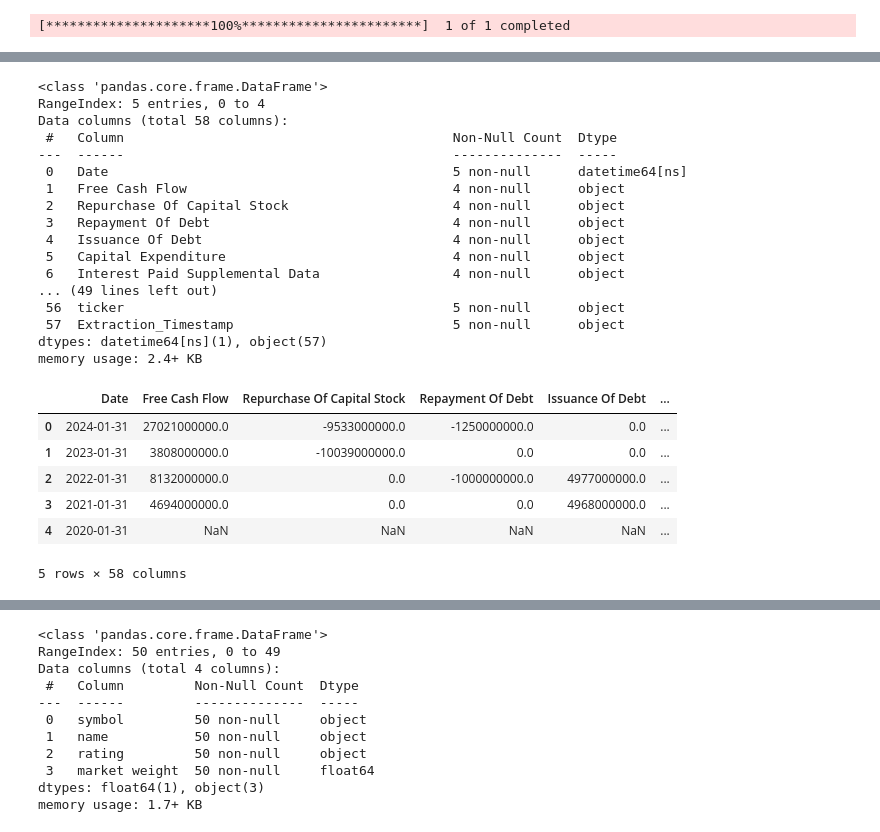
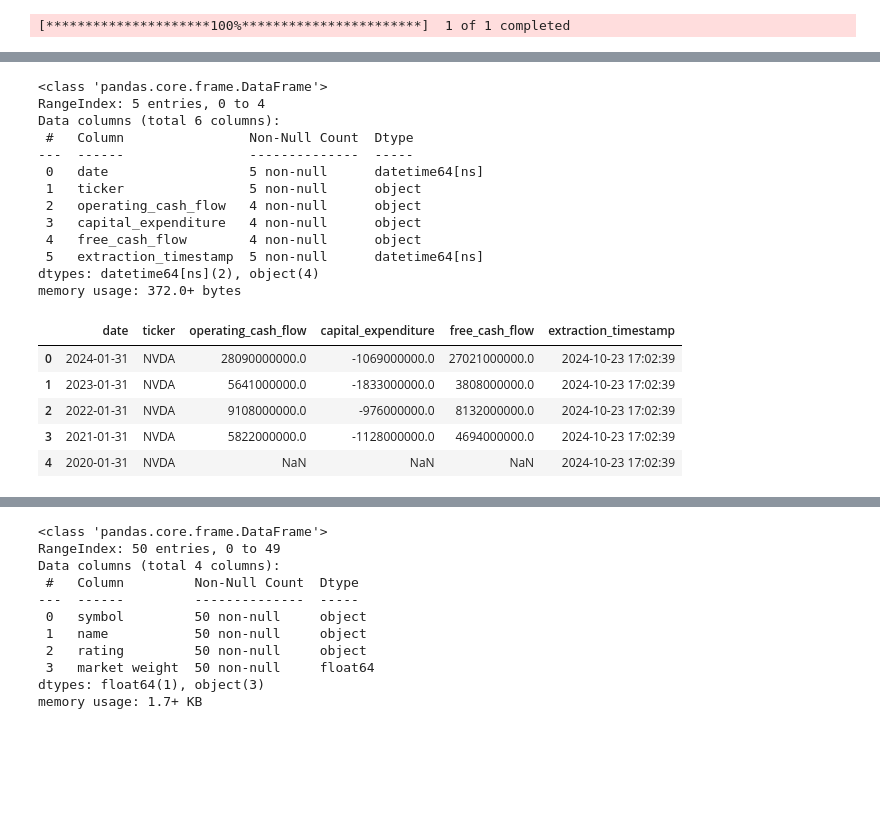
Before and after one commit to rosalia-ce/PFB-Equipo-A, a Jupyter notebook: P_1_2_info_acciones.ipynb, the cells around one changed output, grey strips where cells are left out. Saved outputs shown, nothing was run; the diff lists cells and outputs as text; code cells hidden in the pictures; blank space fills up the shorter version.

```diff
--- a/P_1_2_info_acciones.ipynb
+++ b/P_1_2_info_acciones.ipynb
@@ -266,40 +285,42 @@ cashflow["ticker"] = ticker
 #añadir timestamp
 extraction_time = datetime.now().strftime("%Y-%m-%d %H:%M:%S")
 cashflow["Extraction_Timestamp"] = extraction_time
+cashflow["Extraction_Timestamp"] = pd.to_datetime(cashflow["Extraction_Timestamp"])
+
+#filtrar columnas
+cashflow_filtered = cashflow[["Date", "ticker", "Operating Cash Flow", "Capital Expenditure", "Free Cash Flow", "Extraction_Timestamp"]]
+
+#renombrar las columnas
+cashflow_filtered.columns = ["date", "ticker", "operating_cash_flow", "capital_expenditure", "free_cash_flow", "extraction_timestamp"]
 
 #guardar .csv con el nombre del ticker y la fecha de extracción
 file_name = f"{ticker}_cashflow_{datetime.now().strftime('%Y%m%d')}.csv"
-cashflow.to_csv(file_name)
+cashflow_filtered.to_csv(file_name)
 # %%
-cashflow.info()
+cashflow_filtered.info()
 # %% [output]
 <class 'pandas.core.frame.DataFrame'>
 RangeIndex: 5 entries, 0 to 4
-Data columns (total 58 columns):
- #   Column                                          Non-Null Count  Dtype
----  ------                                          --------------  -----
- 0   Date                                            5 non-null      datetime64[ns]
- 1   Free Cash Flow                                  4 non-null      object
- 2   Repurchase Of Capital Stock                     4 non-null      object
- 3   Repayment Of Debt                               4 non-null      object
- 4   Issuance Of Debt                                4 non-null      object
- 5   Capital Expenditure                             4 non-null      object
- 6   Interest Paid Supplemental Data                 4 non-null      object
-... (49 lines left out)
- 56  ticker                                          5 non-null      object
- 57  Extraction_Timestamp                            5 non-null      object
-dtypes: datetime64[ns](1), object(57)
-memory usage: 2.4+ KB
+Data columns (total 6 columns):
+ #   Column                Non-Null Count  Dtype
+---  ------                --------------  -----
+ 0   date                  5 non-null      datetime64[ns]
+ 1   ticker                5 non-null      object
+ 2   operating_cash_flow   4 non-null      object
+ 3   capital_expenditure   4 non-null      object
+ 4   free_cash_flow        4 non-null      object
+ 5   extraction_timestamp  5 non-null      datetime64[ns]
+dtypes: datetime64[ns](2), object(4)
+memory usage: 372.0+ bytes
 # %%
-cashflow.head()
+cashflow_filtered.head()
 # %% [output]
-|  | Date | Free Cash Flow | Repurchase Of Capital Stock | Repayment Of Debt | Issuance Of Debt | ... |
-| 0 | 2024-01-31 | 27021000000.0 | -9533000000.0 | -1250000000.0 | 0.0 | ... |
-| 1 | 2023-01-31 | 3808000000.0 | -10039000000.0 | 0.0 | 0.0 | ... |
-| 2 | 2022-01-31 | 8132000000.0 | 0.0 | -1000000000.0 | 4977000000.0 | ... |
-| 3 | 2021-01-31 | 4694000000.0 | 0.0 | 0.0 | 4968000000.0 | ... |
-| 4 | 2020-01-31 | NaN | NaN | NaN | NaN | ... |
+|  | date | ticker | operating_cash_flow | capital_expenditure | free_cash_flow | extraction_timestamp |
+| 0 | 2024-01-31 | NVDA | 28090000000.0 | -1069000000.0 | 27021000000.0 | 2024-10-23 17:02:39 |
+| 1 | 2023-01-31 | NVDA | 5641000000.0 | -1833000000.0 | 3808000000.0 | 2024-10-23 17:02:39 |
+| 2 | 2022-01-31 | NVDA | 9108000000.0 | -976000000.0 | 8132000000.0 | 2024-10-23 17:02:39 |
+| 3 | 2021-01-31 | NVDA | 5822000000.0 | -1128000000.0 | 4694000000.0 | 2024-10-23 17:02:39 |
+| 4 | 2020-01-31 | NVDA | NaN | NaN | NaN | 2024-10-23 17:02:39 |
-5 rows × 58 columns
 # %%
 #identificación de las instituciones que tienen participaciones
 holders = yf.Ticker(ticker).institutional_holders
```
Also changed, not shown: parts of 27 cells of this notebook.
